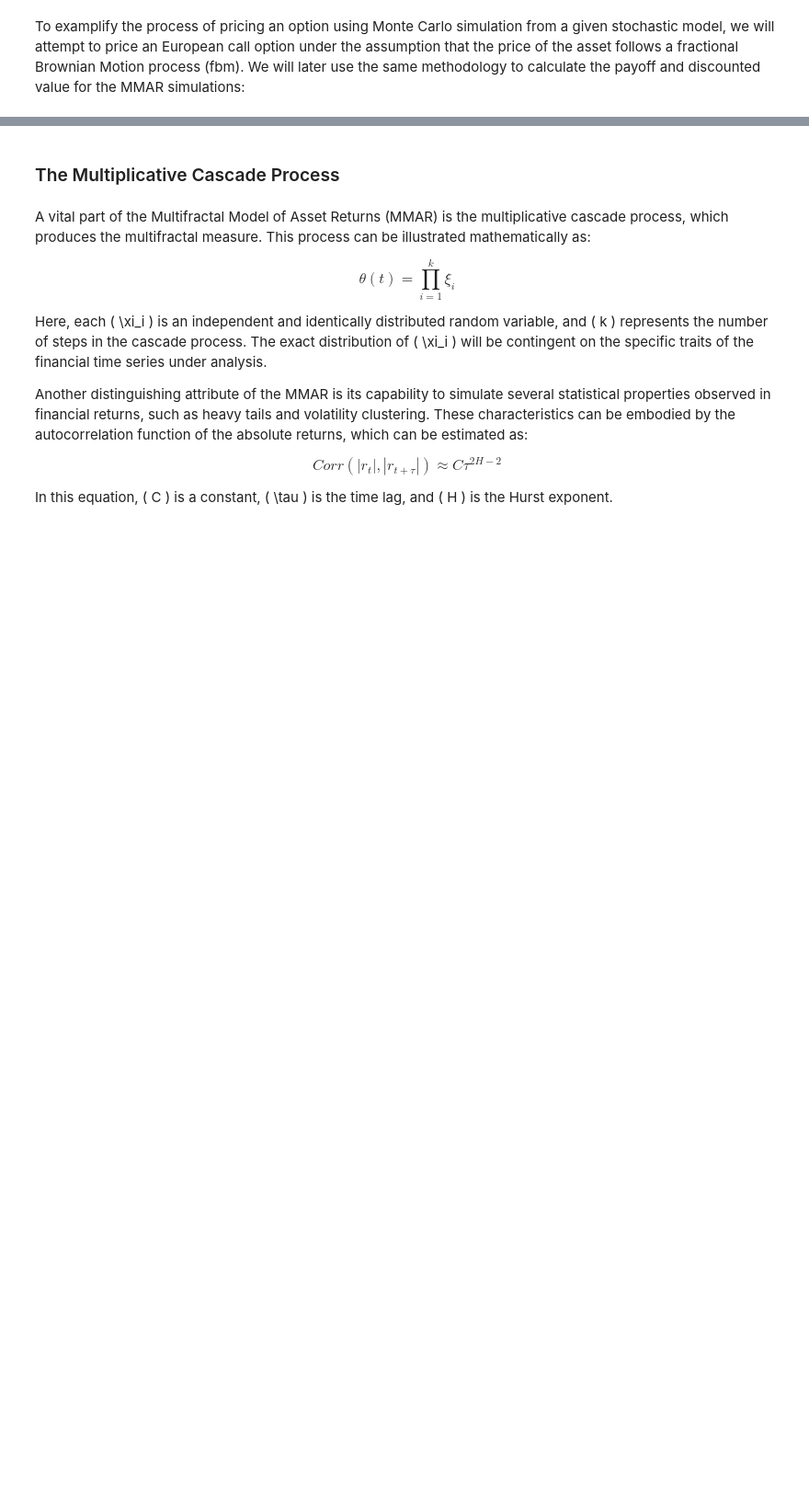
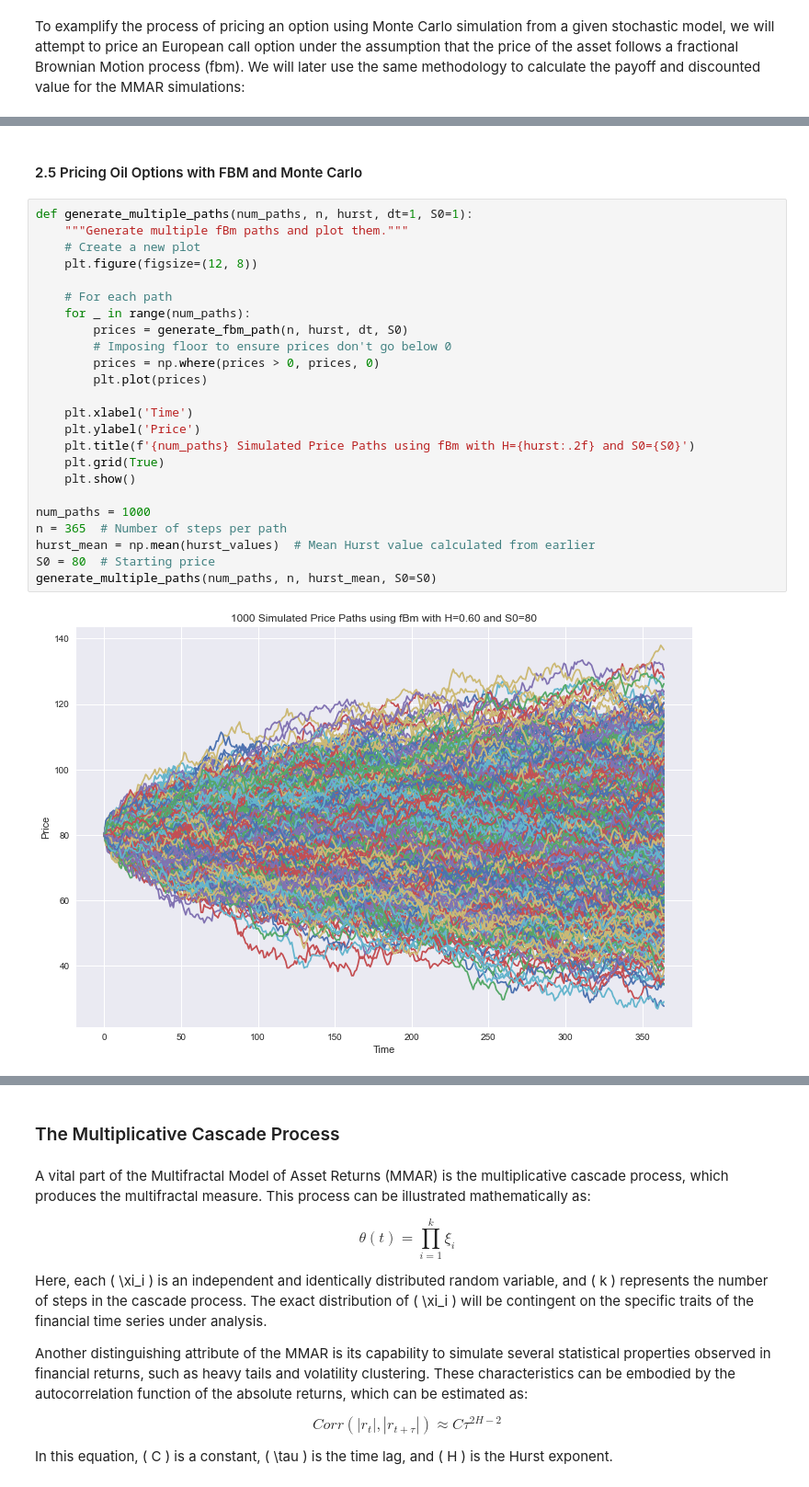
Before and after one commit to zucchero-fern/wqu_capstone_g3630, a Jupyter notebook: capstone_submission_6.ipynb, the cells around one changed output, grey strips where cells are left out. Shown at 92% size. Cells and saved outputs as stored; diff of their text form; blank space fills up the shorter version.

```diff
--- a/capstone_submission_6.ipynb
+++ b/capstone_submission_6.ipynb
@@ -186,0 +184,28 @@ plt.plot(fbm_sample)
+# %% [markdown]
+#### 2.5 Pricing Oil Options with FBM and Monte Carlo
+# %%
+def generate_multiple_paths(num_paths, n, hurst, dt=1, S0=1):
+    """Generate multiple fBm paths and plot them."""
+    # Create a new plot
+    plt.figure(figsize=(12, 8))
+
+    # For each path
+    for _ in range(num_paths):
+        prices = generate_fbm_path(n, hurst, dt, S0)
+        # Imposing floor to ensure prices don't go below 0
+        prices = np.where(prices > 0, prices, 0)
+        plt.plot(prices)
+
+    plt.xlabel('Time')
+    plt.ylabel('Price')
+    plt.title(f'{num_paths} Simulated Price Paths using fBm with H={hurst:.2f} and S0={S0}')
+    plt.grid(True)
+    plt.show()
+
+num_paths = 1000
+n = 365  # Number of steps per path
+hurst_mean = np.mean(hurst_values)  # Mean Hurst value calculated from earlier
+S0 = 80  # Starting price
+generate_multiple_paths(num_paths, n, hurst_mean, S0=S0)
+# %% [output]
+[figure, added]
```
Also changed, not shown: parts of 25 cells of this notebook.
